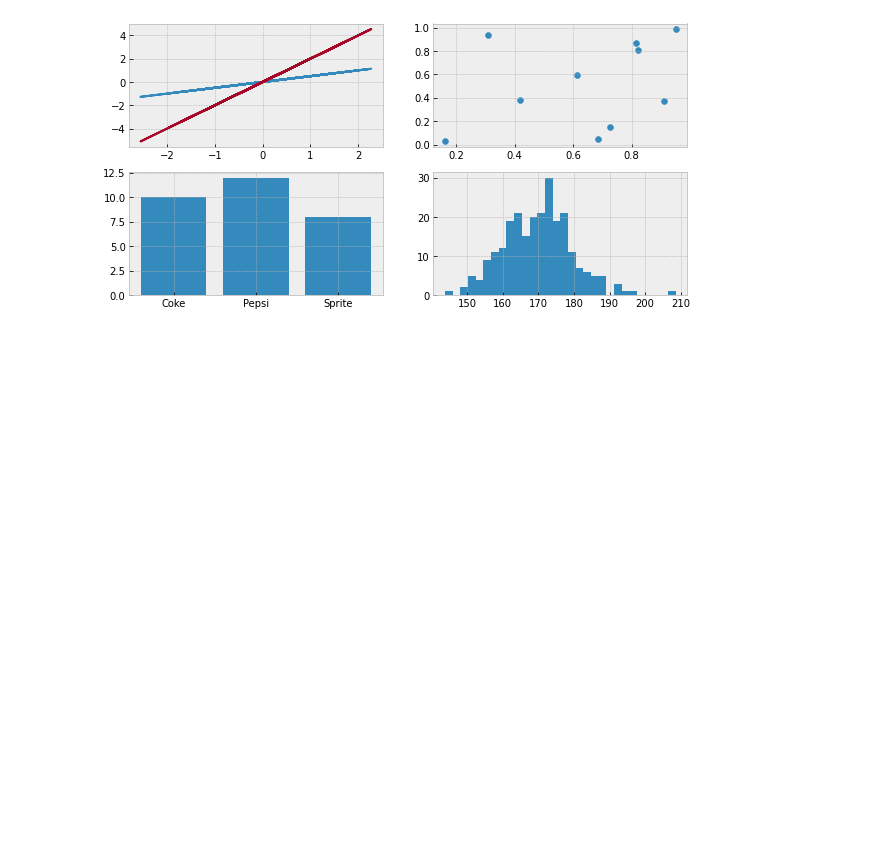
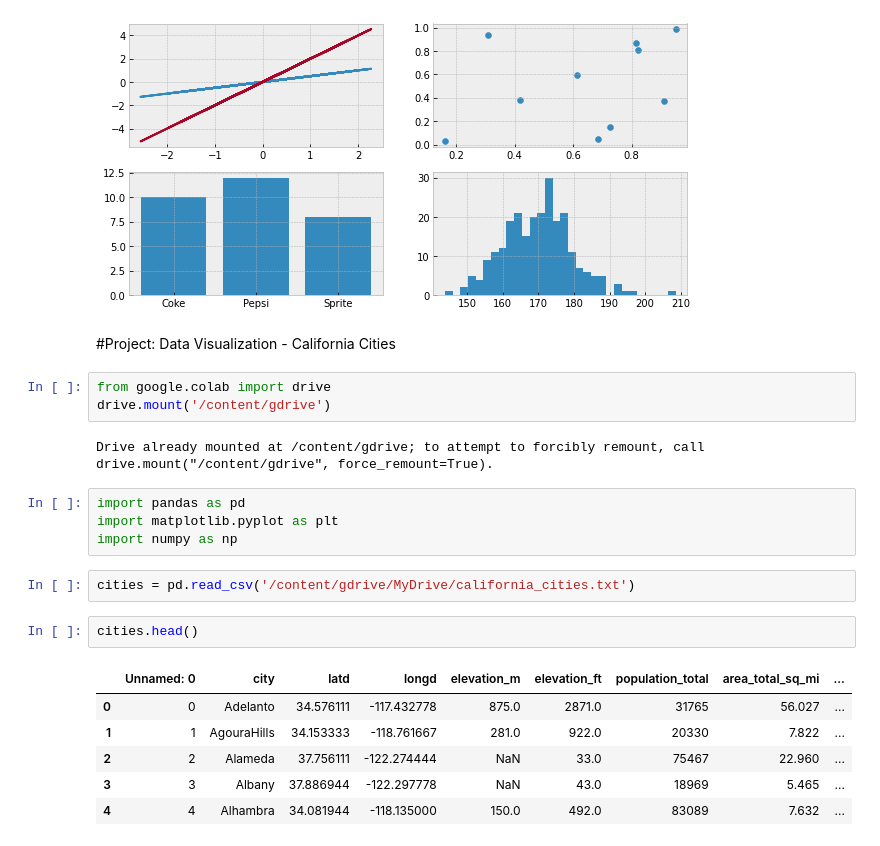
Before and after one commit to hung1012/ML-Basics, a Jupyter notebook: Matplotlib_Basics.ipynb, the cells around one changed output. Cells and saved outputs as stored; diff of their text form; blank space fills up the shorter version.

Commit message:
Được tạo bằng Colaboratory

```diff
--- a/Matplotlib_Basics.ipynb
+++ b/Matplotlib_Basics.ipynb
@@ -169,3 +169,25 @@ ax[1,0].bar(list(soft_drink_prices.keys()), list(soft_drink_prices.values()));
 ax[1,1].hist(student_height, bins=30);
 # %% [output]
 [figure]
+# %% [markdown]
+#Project: Data Visualization - California Cities
+# %%
+from google.colab import drive
+drive.mount('/content/gdrive')
+# %% [output]
+Drive already mounted at /content/gdrive; to attempt to forcibly remount, call drive.mount("/content/gdrive", force_remount=True).
+# %%
+import pandas as pd
+import matplotlib.pyplot as plt
+import numpy as np
+# %%
+cities = pd.read_csv('/content/gdrive/MyDrive/california_cities.txt')
+# %%
+cities.head()
+# %% [output]
+|  | Unnamed: 0 | city | latd | longd | elevation_m | elevation_ft | population_total | area_total_sq_mi | ... |
+| 0 | 0 | Adelanto | 34.576111 | -117.432778 | 875.0 | 2871.0 | 31765 | 56.027 | ... |
+| 1 | 1 | AgouraHills | 34.153333 | -118.761667 | 281.0 | 922.0 | 20330 | 7.822 | ... |
+| 2 | 2 | Alameda | 37.756111 | -122.274444 | NaN | 33.0 | 75467 | 22.960 | ... |
+| 3 | 3 | Albany | 37.886944 | -122.297778 | NaN | 43.0 | 18969 | 5.465 | ... |
+| 4 | 4 | Alhambra | 34.081944 | -118.135000 | 150.0 | 492.0 | 83089 | 7.632 | ... |
```
Also changed, not shown: parts of 1 cell of this notebook.
